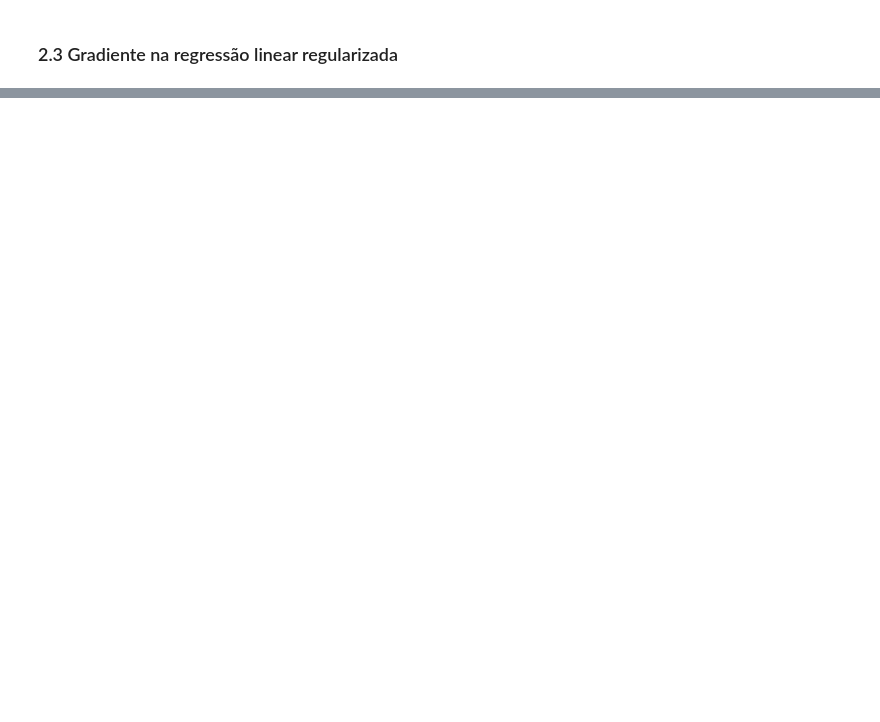
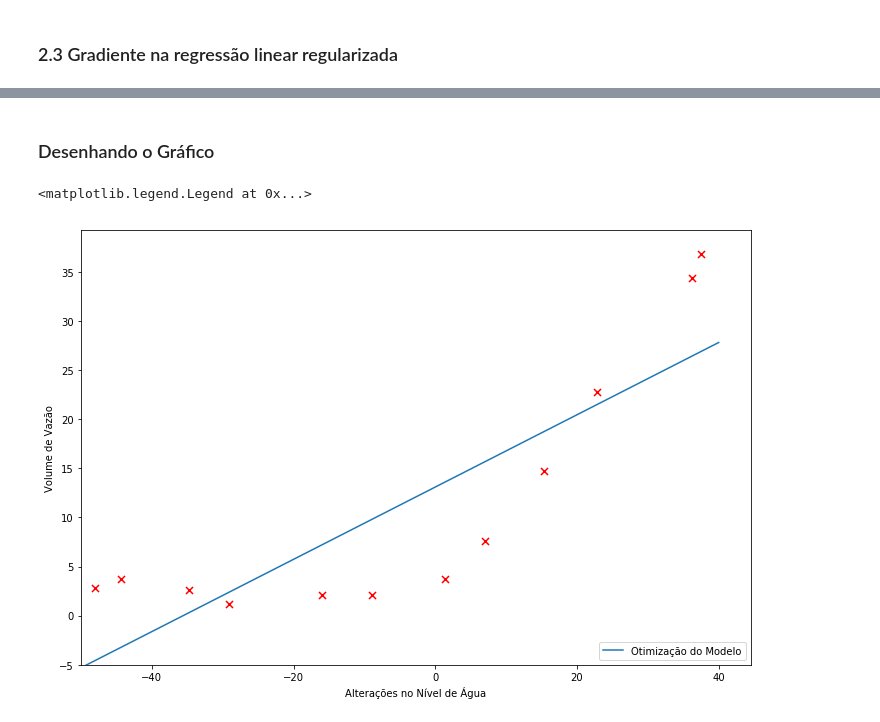
Before and after one commit to ramonsilvanet/AM_Trabalho1, a Jupyter notebook: exericio_5_regressao_linear_regularizada.ipynb, the cells around one changed output, grey strips where cells are left out. Drawn from its saved outputs; the diff is of its cells as text; code cells hidden in the pictures; blank space fills up the shorter version.

Commit message:
:imp: :tada: Regressão Linear com Regularização

```diff
--- a/exericio_5_regressao_linear_regularizada.ipynb
+++ b/exericio_5_regressao_linear_regularizada.ipynb
@@ -54,8 +52,8 @@ rl.custo_regressao_linear_regularizada(theta_inicial, X, y, 1)
 # %% [markdown]
 ### 2.3 Gradiente na regressão linear regularizada
 # %%
-def gradiente_descendente_batch_regularizado(X, y, theta, alpha):
+def gradiente_descendente_batch_com_regularicao(theta, X, y, reg):
     m = y.size
     h = X.dot(theta.reshape(-1,1))
-    grad = (1/m)*(X.T.dot(h-y))+ (alpha/m)*np.r_[[[0]],theta[1:].reshape(-1,1)]
+    grad = (1/m)*(X.T.dot(h-y))+ (reg/m)*np.r_[[[0]],theta[1:].reshape(-1,1)]
     return(grad.flatten())
@@ -62,6 +69,6 @@ def gradiente_descendente_batch_regularizado(X, y, theta, alpha):
 # %%
-taxa_aprendizado = 0.1
+regularizacao = 0
 max_iteracoes = 1000
-g = gradiente_descendente_batch_regularizado(X, y, theta_inicial, taxa_aprendizado)
-g
+g = gradiente_descendente_batch_regularizado(X, y, theta_inicial, regularizacao)
+print("Gradiente", g)
 # %% [output]
@@ -68,0 +78,9 @@ matrix([[ -15.30301567,  598.16741084]])
+# %%
+def treinar_modelo(X, y, regularizacao):
+    initial_theta = np.array([[15],[15]])
+    resultado = minimize(custo_regressao_linear_regularizada, initial_theta, args=(X,y,regularizacao),
+               method=None, jac=gradiente_descendente_batch_com_regularicao, options={'maxiter':5000})
+    return resultado
+# %%
+fit = treinar_modelo(X_train, y_train, 0)
+print(fit)
@@ -68,0 +99,14 @@ matrix([[ -15.30301567,  598.16741084]])
+# %% [markdown]
+### Desenhando o Gráfico
+# %%
+fig, ax = plt.subplots(figsize=(12,8))
+ax.plot(np.linspace(-50,40), (fit.x[0]+ (fit.x[1]*np.linspace(-50,40))), label='Otimização do Modelo')
+ax.scatter(X_train[:,1], y_train, s=50, c='r', marker='x', linewidths=1)
+ax.set_xlabel("Alterações no Nível de Água")
+ax.set_ylabel('Volume de Vazão')
+ax.set_ylim(ymin=-5)
+ax.set_xlim(xmin=-50)
+ax.legend(loc=4)
+# %% [output]
+<matplotlib.legend.Legend at 0x...>
+[figure, added]
```
Also changed, not shown: parts of 10 cells of this notebook, 2 other files.
